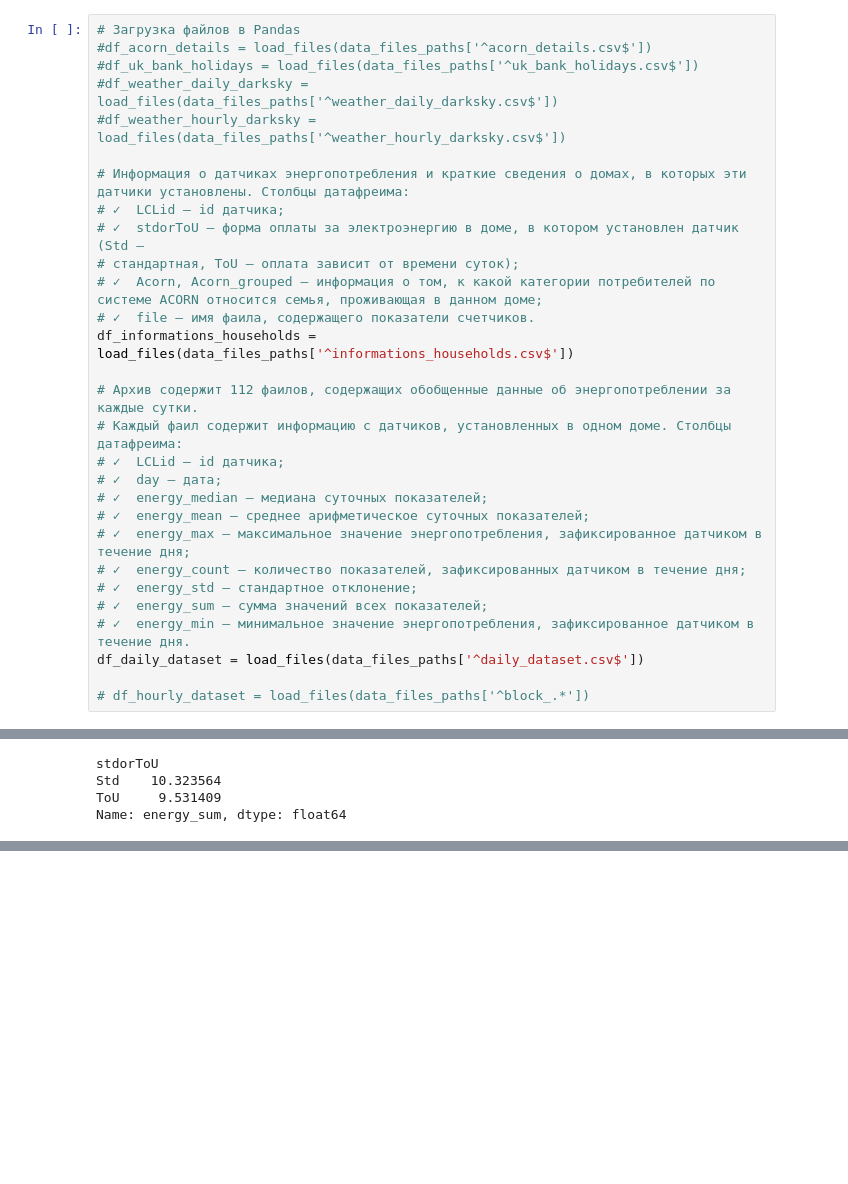
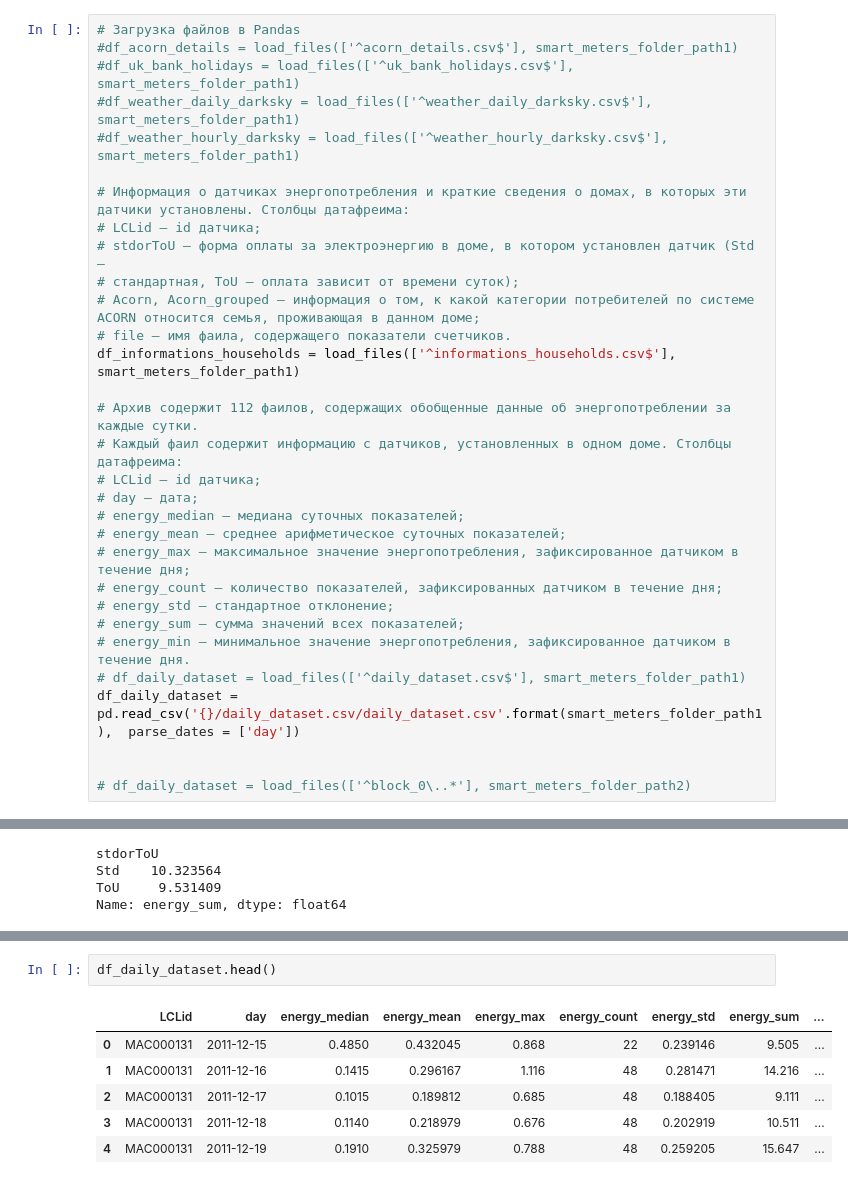
Before and after one commit to team4success/london_power_data_analytics, a Jupyter notebook: main_project.ipynb, the cells around one changed output, grey strips where cells are left out. Drawn from its saved outputs; the diff is of its cells as text; blank space fills up the shorter version.

```diff
--- a/main_project.ipynb
+++ b/main_project.ipynb
@@ -79,32 +57,34 @@ debug(data_files_paths)
 # %%
 # Загрузка файлов в Pandas
-#df_acorn_details = load_files(data_files_paths['^acorn_details.csv$'])
-#df_uk_bank_holidays = load_files(data_files_paths['^uk_bank_holidays.csv$'])
-#df_weather_daily_darksky = load_files(data_files_paths['^weather_daily_darksky.csv$'])
-#df_weather_hourly_darksky = load_files(data_files_paths['^weather_hourly_darksky.csv$'])
+#df_acorn_details = load_files(['^acorn_details.csv$'], smart_meters_folder_path1)
+#df_uk_bank_holidays = load_files(['^uk_bank_holidays.csv$'], smart_meters_folder_path1)
+#df_weather_daily_darksky = load_files(['^weather_daily_darksky.csv$'], smart_meters_folder_path1)
+#df_weather_hourly_darksky = load_files(['^weather_hourly_darksky.csv$'], smart_meters_folder_path1)
 
 # Информация о датчиках энергопотребления и краткие сведения о домах, в которых эти датчики установлены. Столбцы датафреима:
-# ✓  LCLid – id датчика;
-# ✓  stdorToU – форма оплаты за электроэнергию в доме, в котором установлен датчик (Std –
+# LCLid – id датчика;
+# stdorToU – форма оплаты за электроэнергию в доме, в котором установлен датчик (Std –
 # стандартная, ToU – оплата зависит от времени суток);
-# ✓  Acorn, Acorn_grouped – информация о том, к какой категории потребителей по системе ACORN относится семья, проживающая в данном доме;
-# ✓  file – имя фаила, содержащего показатели счетчиков.
-df_informations_households = load_files(data_files_paths['^informations_households.csv$'])
+# Acorn, Acorn_grouped – информация о том, к какой категории потребителей по системе ACORN относится семья, проживающая в данном доме;
+# file – имя фаила, содержащего показатели счетчиков.
+df_informations_households = load_files(['^informations_households.csv$'], smart_meters_folder_path1)
 
 # Архив содержит 112 фаилов, содержащих обобщенные данные об энергопотреблении за каждые сутки.
 # Каждый фаил содержит информацию с датчиков, установленных в одном доме. Столбцы датафреима:
-# ✓  LCLid – id датчика;
-# ✓  day – дата;
-# ✓  energy_median – медиана суточных показателей;
-# ✓  energy_mean – среднее арифметическое суточных показателей;
-# ✓  energy_max – максимальное значение энергопотребления, зафиксированное датчиком в течение дня;
-# ✓  energy_count – количество показателей, зафиксированных датчиком в течение дня;
-# ✓  energy_std – стандартное отклонение;
-# ✓  energy_sum – сумма значений всех показателей;
-# ✓  energy_min – минимальное значение энергопотребления, зафиксированное датчиком в течение дня.
-df_daily_dataset = load_files(data_files_paths['^daily_dataset.csv$'])
+# LCLid – id датчика;
+# day – дата;
+# energy_median – медиана суточных показателей;
+# energy_mean – среднее арифметическое суточных показателей;
+# energy_max – максимальное значение энергопотребления, зафиксированное датчиком в течение дня;
+# energy_count – количество показателей, зафиксированных датчиком в течение дня;
+# energy_std – стандартное отклонение;
+# energy_sum – сумма значений всех показателей;
+# energy_min – минимальное значение энергопотребления, зафиксированное датчиком в течение дня.
+# df_daily_dataset = load_files(['^daily_dataset.csv$'], smart_meters_folder_path1)
+df_daily_dataset = pd.read_csv('{}/daily_dataset.csv/daily_dataset.csv'.format(smart_meters_folder_path1),  parse_dates = ['day'])
 
-# df_hourly_dataset = load_files(data_files_paths['^block_.*'])
+
+# df_daily_dataset = load_files(['^block_0\..*'], smart_meters_folder_path2)
 # %% [markdown]
 ### Информация о загруженных данных
 # %%
@@ -327,0 +418,9 @@ Name: energy_sum, dtype: float64
+# %%
+df_daily_dataset.head()
+# %% [output]
+|  | LCLid | day | energy_median | energy_mean | energy_max | energy_count | energy_std | energy_sum | ... |
+| 0 | MAC000131 | 2011-12-15 | 0.4850 | 0.432045 | 0.868 | 22 | 0.239146 | 9.505 | ... |
+| 1 | MAC000131 | 2011-12-16 | 0.1415 | 0.296167 | 1.116 | 48 | 0.281471 | 14.216 | ... |
+| 2 | MAC000131 | 2011-12-17 | 0.1015 | 0.189812 | 0.685 | 48 | 0.188405 | 9.111 | ... |
+| 3 | MAC000131 | 2011-12-18 | 0.1140 | 0.218979 | 0.676 | 48 | 0.202919 | 10.511 | ... |
+| 4 | MAC000131 | 2011-12-19 | 0.1910 | 0.325979 | 0.788 | 48 | 0.259205 | 15.647 | ... |
```
Also changed, not shown: parts of 18 cells of this notebook.
